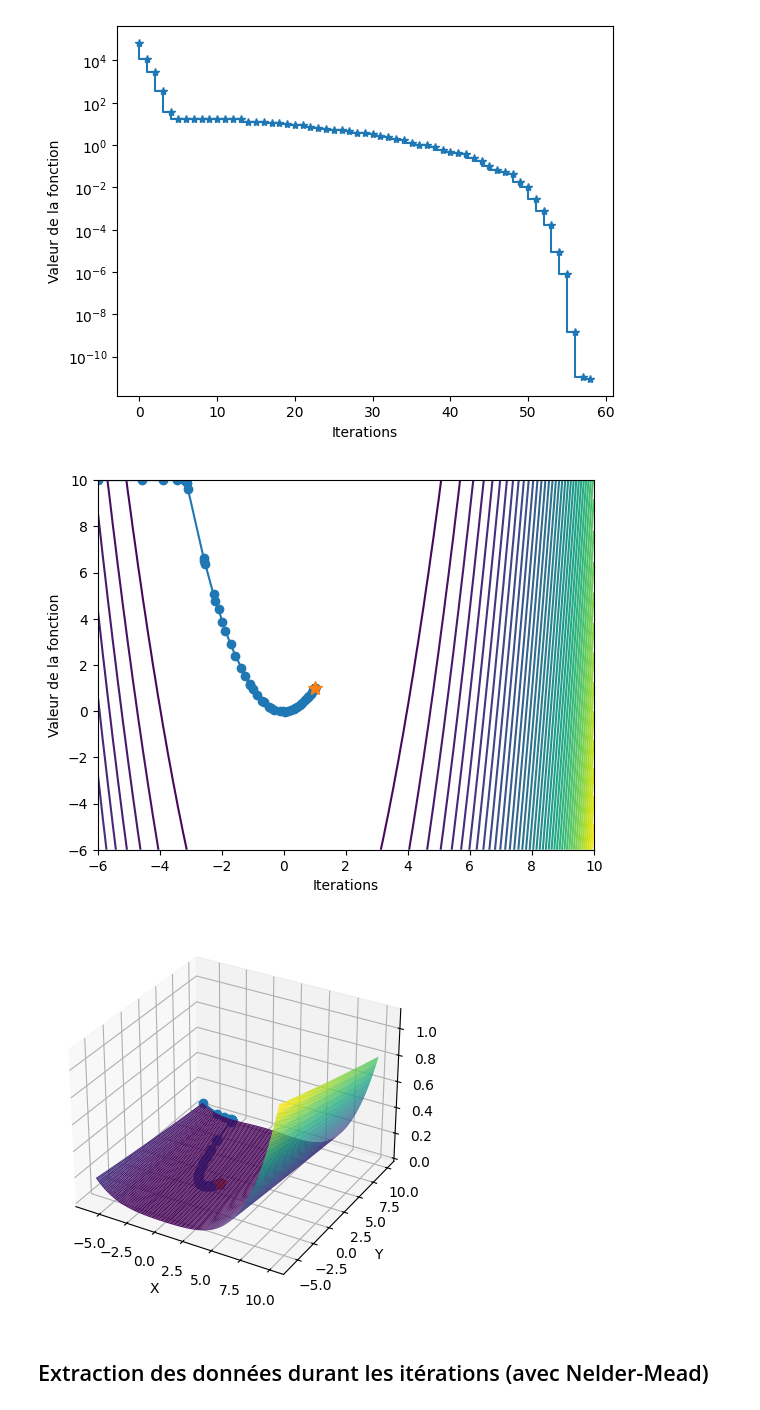
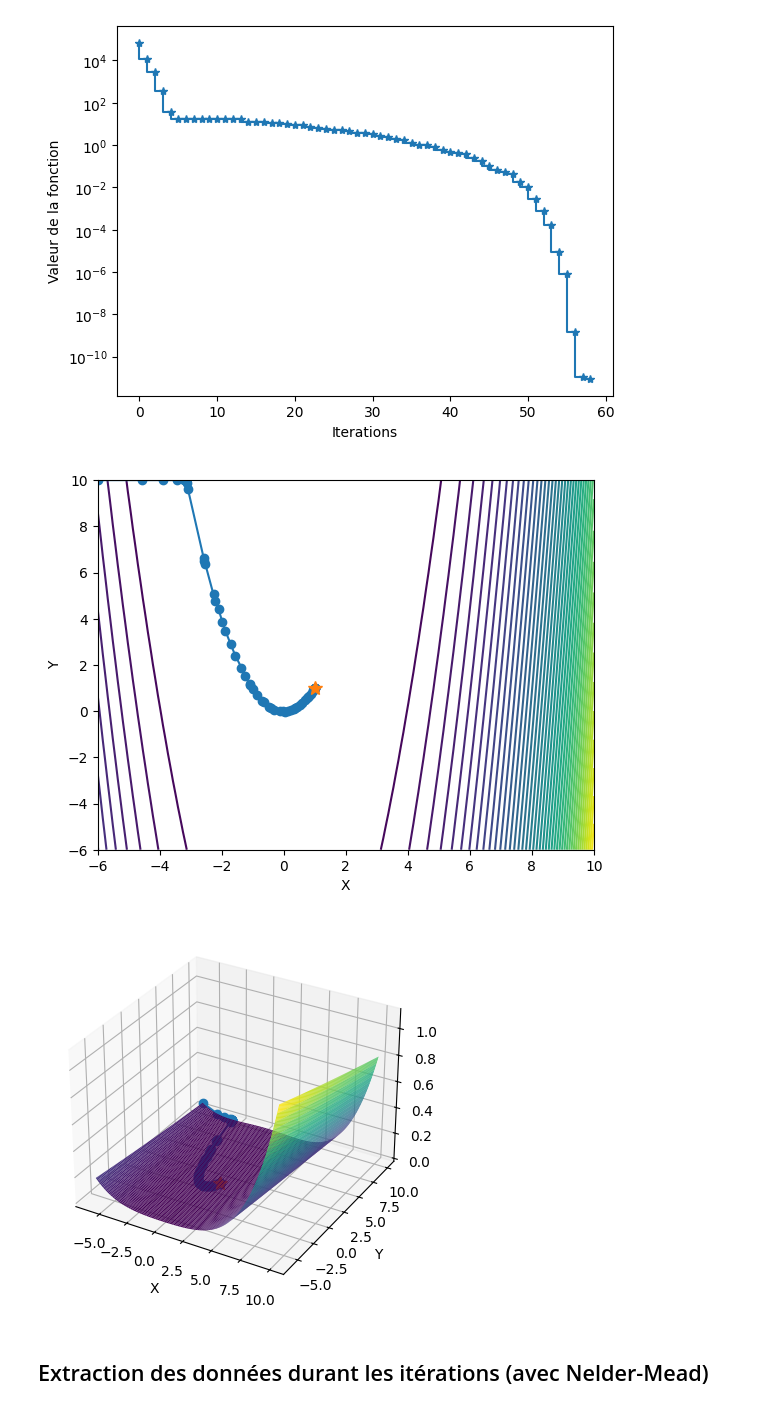
Before and after one commit to luclaurent/OptimBase, a Jupyter notebook: 01_demo_scipy.ipynb, the cells around one changed output. Cells and saved outputs as stored; diff of their text form; code cells hidden in the pictures.

Commit message:
fix errors on graphs

```diff
--- a/01_demo_scipy.ipynb
+++ b/01_demo_scipy.ipynb
@@ -157,27 +157,27 @@ plt.show()
 # %%
 # valeur de X au fur et à mesure des itérations
 Xiter = np.array(storage.x)
 Ziter = np.array(storage.fun)
 # # tracés des points au fur et à mesure des itérations
 plt.figure()
 plt.contour(X, Y, Z, 50)  ## << np.log(Z) pour mieux afficher la vallée
 plt.plot(Xiter[:,0], Xiter[:,1],'o-')
 plt.plot(Xiter[-1,0], Xiter[-1,1],'*', markersize=10)
-plt.xlabel('Iterations')
-plt.ylabel('Valeur de la fonction')
+plt.xlabel('X')
+plt.ylabel('Y')
 # plt.xscale('log')
 plt.show()
 # Set up plot
 fig, ax = plt.subplots(subplot_kw=dict(projection='3d'))
 ax.plot_surface(X, Y, Z, rstride=1, cstride=1, cmap='viridis', edgecolor='none')
 ax.plot(Xiter[:,0], Xiter[:,1],Ziter,'o-')
 ax.plot(Xiter[-1,0], Xiter[-1,1],Ziter[-1],'*', markersize=10)
 ax.set_xlabel('X')
 ax.set_ylabel('Y')
 ax.set_zlabel('Z')
 plt.show()
 # %% [output]
-[figure, old version]
+[figure, new version]
 [figure]
 # %% [markdown]
 ## Extraction des données durant les itérations (avec Nelder-Mead)
```
Also changed, not shown: parts of 1 cell of this notebook.
